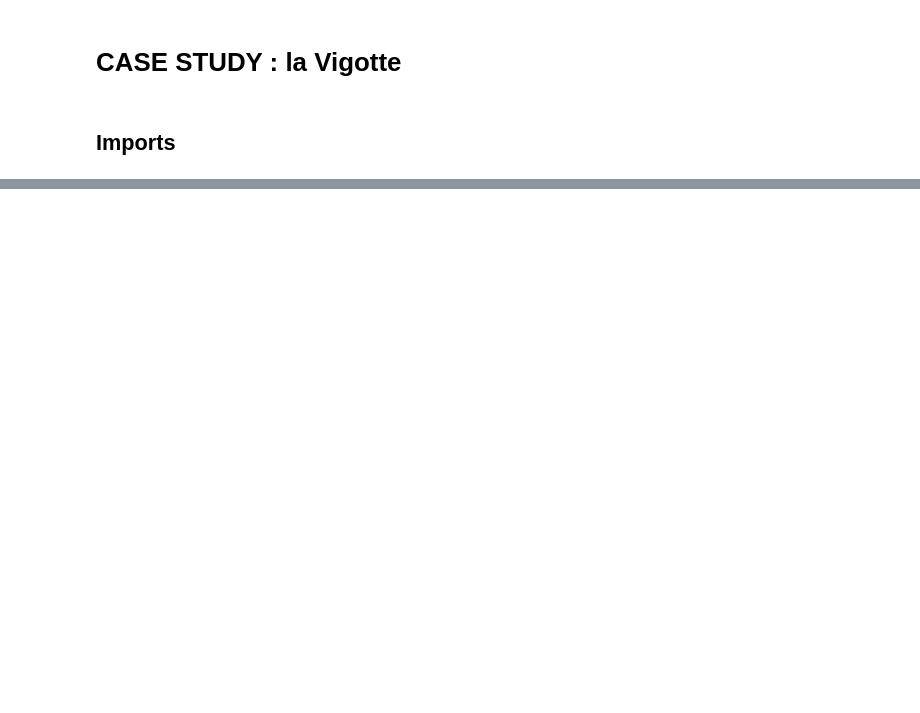
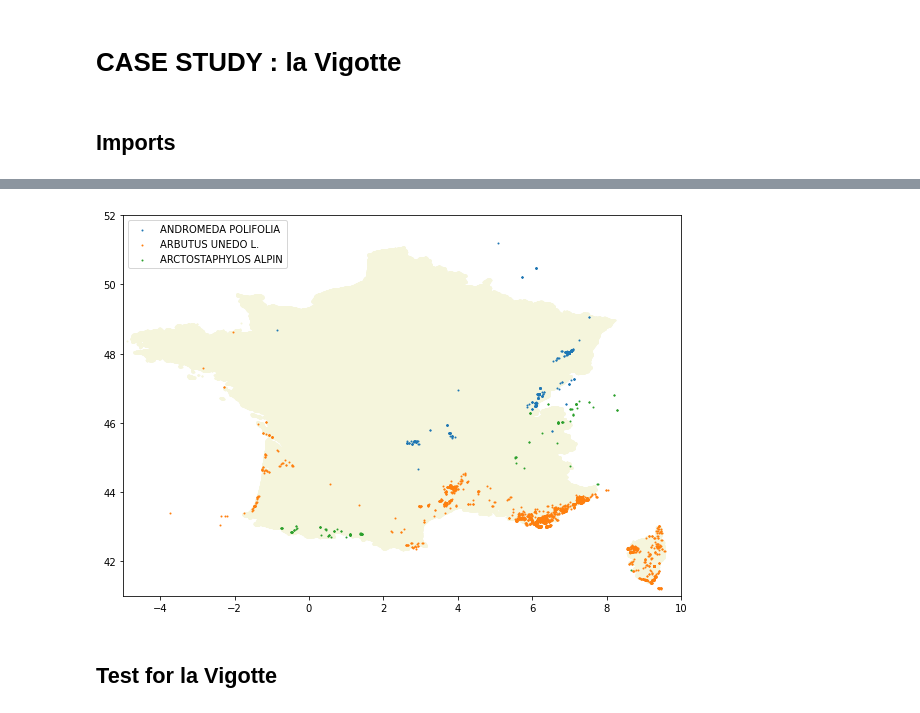
Before and after one commit to XavierMinesParis/SDM, a Jupyter notebook: la_vigotte.ipynb, the cells around one changed output, grey strips where cells are left out. Cells and saved outputs as stored; diff of their text form; code cells hidden in the pictures; blank space fills up the shorter version.

```diff
--- a/la_vigotte.ipynb
+++ b/la_vigotte.ipynb
@@ -31,4 +60,6 @@ id_list = [2707, 2708, 2709, 2710, 2711, 2714, 2715, 2718, 2719, 2720,
 # %%
-for id_ in id_list:
-    s = Species("la_vigotte_climate.csv", id_name="plt_id_cfvvf", id_=id_)
+species_list = []
+for id_species in id_list[: 3]:
+    s = Species("test_climate.csv", id_species_name="plt_id_cfvvf", id_species=id_species, id_stations_name="id")
+    species_list.append(s)
     print(s)
@@ -34,0 +76,6 @@ for id_ in id_list:
+# %%
+Visualization.plot_area(species_list)
+# %% [output]
+[figure, added]
+# %% [markdown]
+## Test for la Vigotte
```
Also changed, not shown: parts of 12 cells of this notebook, 1 other file.
